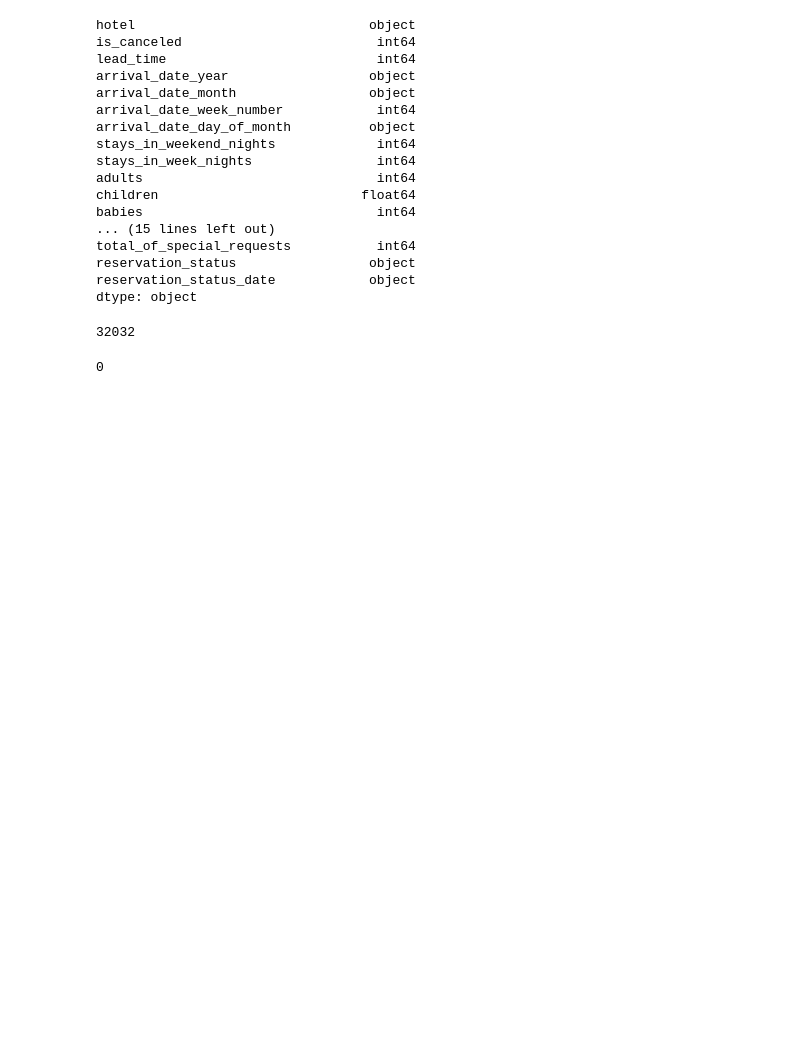
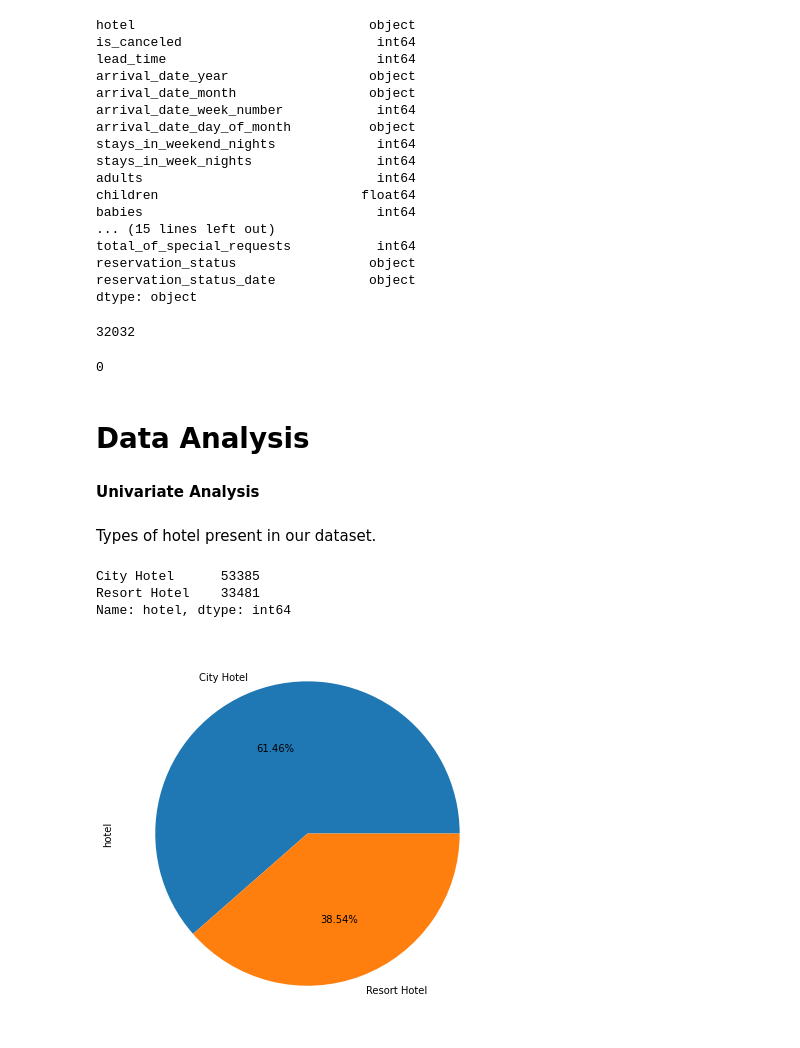
Before and after one commit to AmirKhan6219/Hotel-Booking-Analysis, a Jupyter notebook: Hotel_Bokking_analysis.ipynb, the cells around one changed output. Saved outputs shown, nothing was run; the diff lists cells and outputs as text; code cells hidden in the pictures; blank space fills up the shorter version.

```diff
--- a/Hotel_Bokking_analysis.ipynb
+++ b/Hotel_Bokking_analysis.ipynb
@@ -189,3 +189,21 @@ df= df.drop_duplicates()
 len(df[df.duplicated()])
 # %% [output]
 0
+# %% [markdown]
+# **Data Analysis**
+# %% [markdown]
+**Univariate Analysis**
+# %% [markdown]
+Types of hotel present in our dataset.
+# %%
+df['hotel'].value_counts()
+# %% [output]
+City Hotel      53385
+Resort Hotel    33481
+Name: hotel, dtype: int64
+# %%
+fig= plt.figure(figsize=(15,7))
+df['hotel'].value_counts().plot(kind='pie', autopct='%1.2f%%')
+plt.show()
+# %% [output]
+[figure, added]
```
Also changed, not shown: parts of 1 cell of this notebook.
